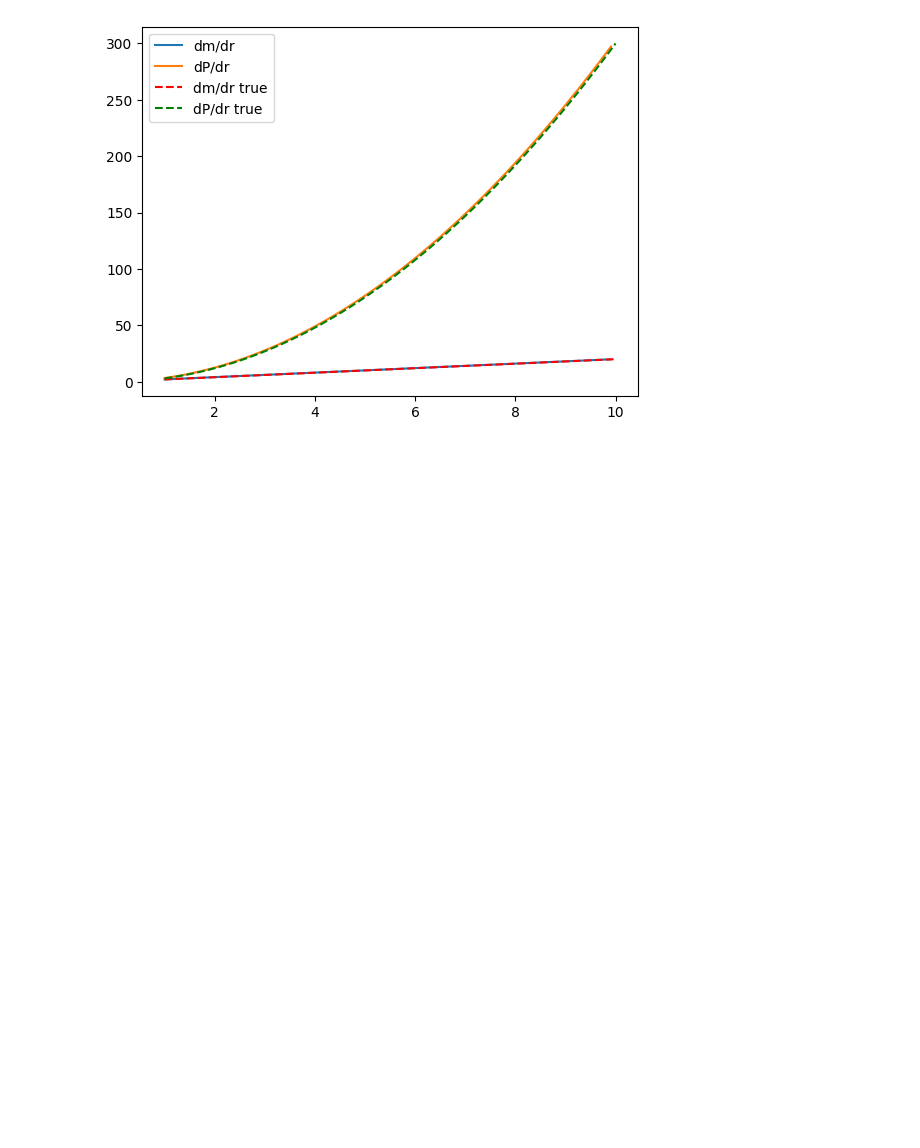
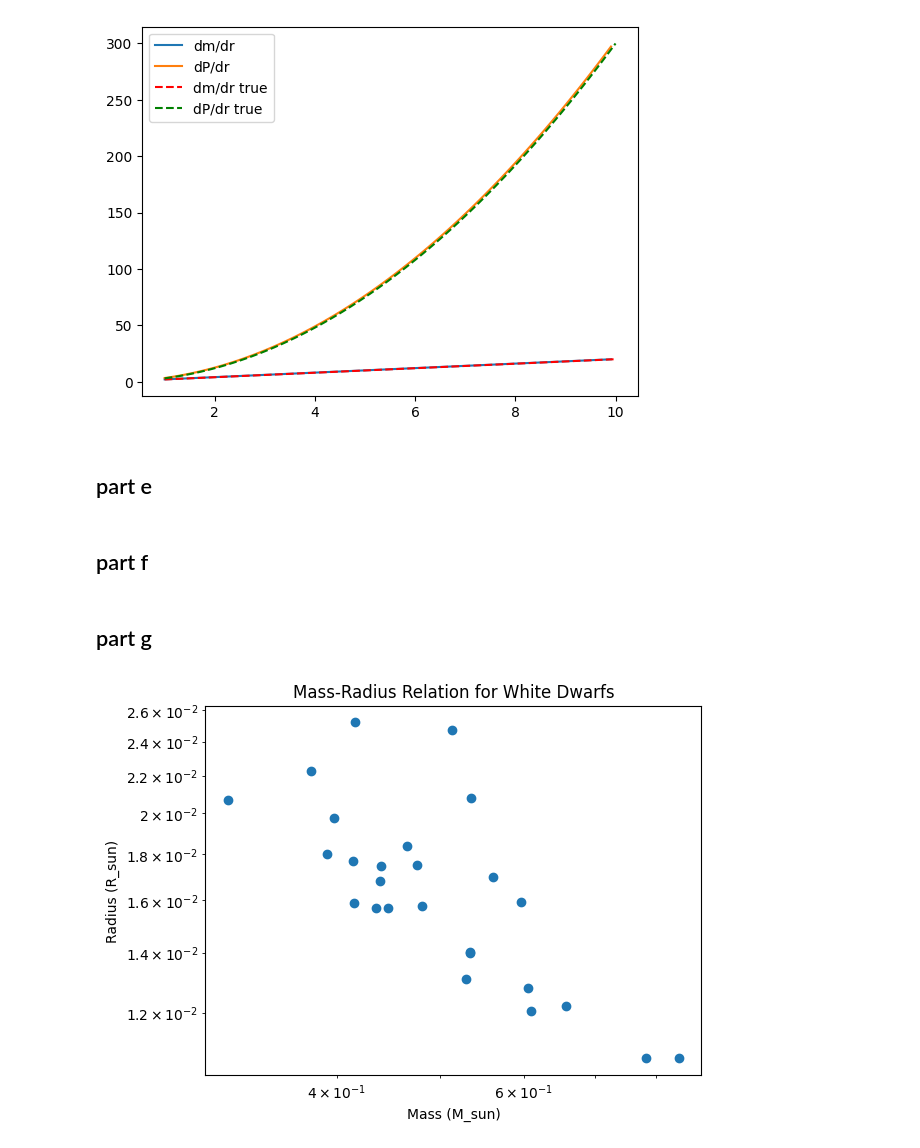
Before and after one commit to thomas-03/homework, a Jupyter notebook: 5460_HW1.ipynb, the cells around one changed output. Saved outputs shown, nothing was run; the diff lists cells and outputs as text; code cells hidden in the pictures; blank space fills up the shorter version.

Commit message:
add rk4 n parsons plot

```diff
--- a/5460_HW1.ipynb
+++ b/5460_HW1.ipynb
@@ -142,3 +142,5 @@ plt.legend()
 plt.show()
 # %% [output]
 [figure]
+# %% [markdown]
+## part e
@@ -144,0 +162,16 @@ plt.show()
+# %% [markdown]
+## part f
+# %% [markdown]
+## part g
+# %%
+parsonsM = [0.4756, 0.4164, 0.6579, 0.4817, 0.3780, 0.3160, 0.5618, 0.5354, 0.7816, 0.4475, 0.5340, 0.4406, 0.4656, 0.5290, 0.5964, 0.5140, 0.5338, 0.4146, 0.6050, 0.4150, 0.4393, 0.6098, 0.3916, 0.3977, 0.8400, 0.4356]
+parsonsR = [0.01749, 0.02521, 0.01221, 0.01578, 0.02224, 0.02066, 0.01700, 0.02080, 0.01068, 0.01568,0.01398, 0.01747, 0.01840, 0.01310, 0.01594, 0.02470, 0.01401, 0.01768, 0.01278, 0.01590, 0.01680, 0.01207,0.01800, 0.01975, 0.01070, 0.01570]
+plt.scatter(parsonsM,parsonsR,label='Parsons et al.')
+plt.xscale("log")
+plt.yscale("log")
+plt.xlabel("Mass (M_sun)")
+plt.ylabel("Radius (R_sun)")
+plt.title("Mass-Radius Relation for White Dwarfs")
+plt.grid()
+# %% [output]
+[figure, added]
```
Also changed, not shown: parts of 1 cell of this notebook.
